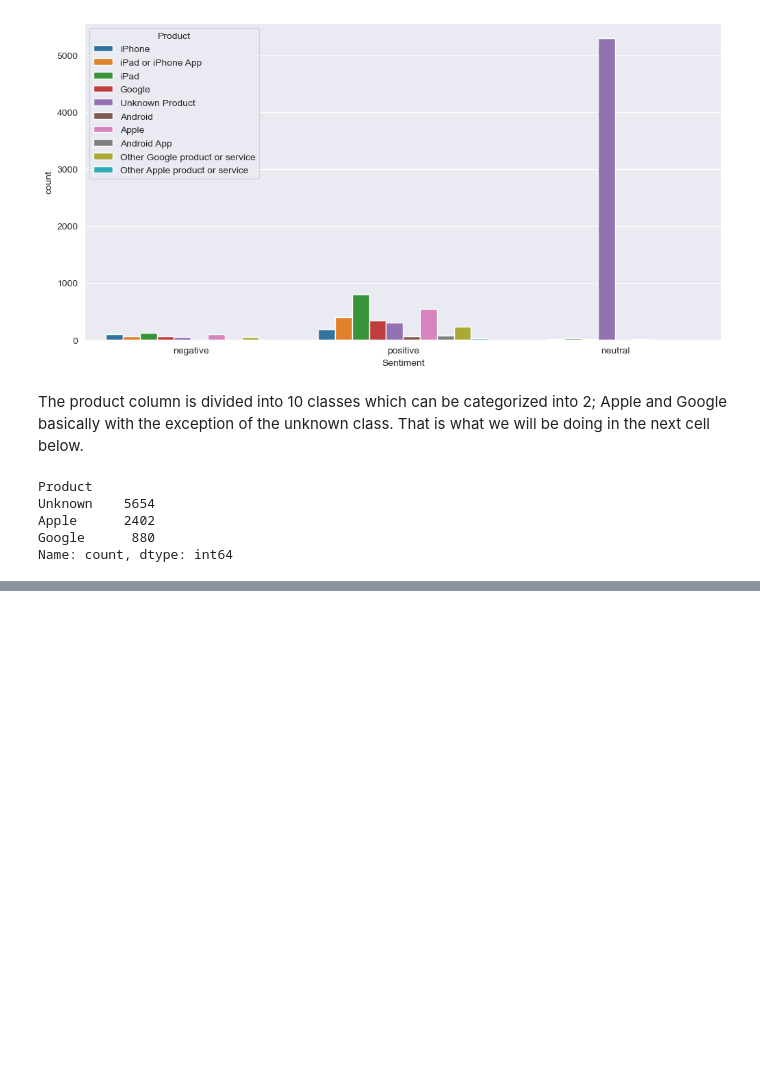
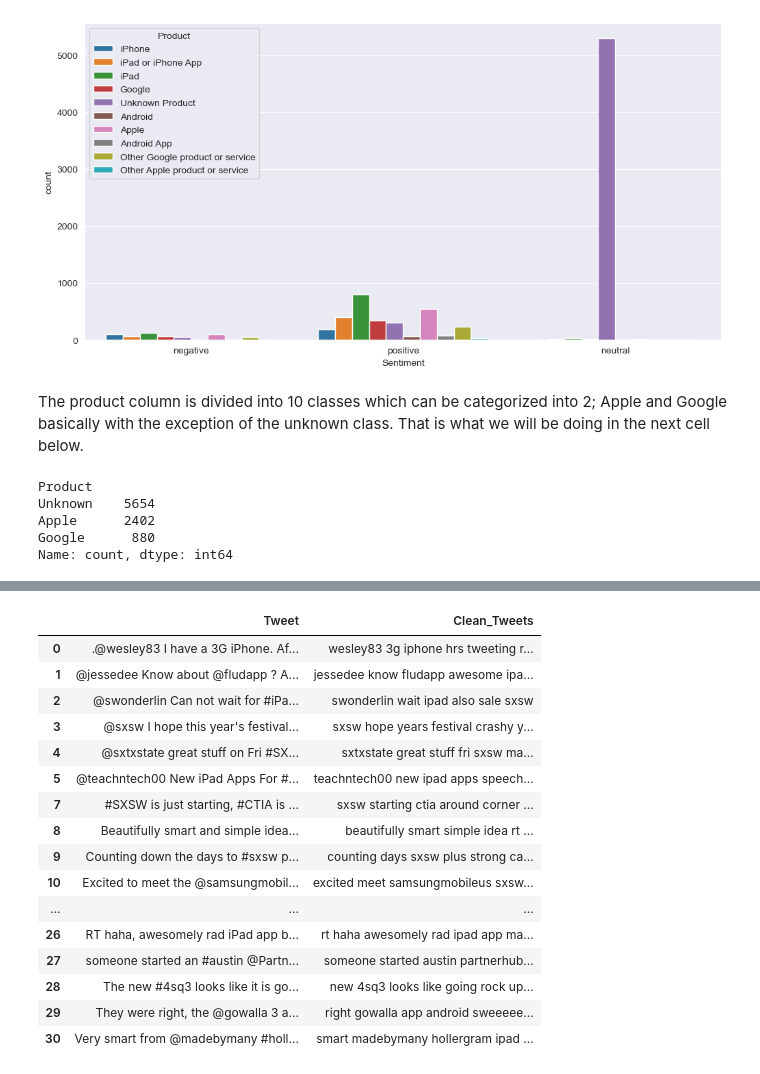
Before and after one commit to jgatharia/Phase_4_Project_, a Jupyter notebook: shamla.ipynb, the cells around one changed output, grey strips where cells are left out. Saved outputs shown, nothing was run; the diff lists cells and outputs as text; code cells hidden in the pictures; blank space fills up the shorter version.

```diff
--- a/shamla.ipynb
+++ b/shamla.ipynb
@@ -402,0 +477,14 @@ Text(0, 0.5, 'Count')
+# %%
+"""
+Ok so here we will apply the functions we have defined above to clean the tweets.
+In order to be on the safe side, we will create another column 'Clean_Tweets' and assign all the cleaned text to that column.
+Once we are sure we have done it all properly, we will drop the Tweet column and keep the Clean_Tweets.
+"""
+# Expanding the contracted words
+df_clean['Clean_Tweets'] = df['Tweet'].apply(expand_contractions)
+
+# Cleaning the text
+df_clean['Clean_Tweets'] = df_clean['Clean_Tweets'].apply(clean_text)
+
+# Comparing the result
+df_clean[['Tweet', 'Clean_Tweets']].head()
@@ -402,0 +498,60 @@ Text(0, 0.5, 'Count')
+# %%
+stop_words = set(stopwords.words('english'))
+
+def clean_tweet(tweet):
+    # Step 1: Remove URLs
+    tweet = re.sub(r"http\S+|www\S+|https\S+", '', tweet, flags=re.MULTILINE)
+
+    # Step 2: Remove punctuation (excluding apostrophes)
+    tweet = re.sub(r'[^\w\s]', '', tweet)
+
+    # Step 3: Convert to lowercase
+    tweet = tweet.lower()
+
+    # Step 4: Remove stopwords
+    tweet = ' '.join(word for word in tweet.split() if word not in stop_words)
+
+    # Step 5: Remove Twitter handles
+    tweet = re.sub(r'@\w+', '', tweet)
+
+    # Step 6: Remove extra whitespace
+    tweet = re.sub(r'\s+', ' ', tweet).strip()
+
+    # Step 7: remove placeholders
+    tweet = re.sub(r'{link}', '', tweet)
+
+    # Step 8: remove emojis
+    tweet = re.sub('[^A-Za-z0-9]+', ' ', tweet)
+
+    # Step 9: remove numbers
+    tweet = re.sub(r'\b[0-9]+\b', '', tweet)
+
+    return tweet
+
+def clean_tweet_pipeline(tweets):
+    return [clean_tweet(tweet) for tweet in tweets]
+
+# Applying the cleaning pipeline to the tweets
+df_clean['Clean_Tweets'] = clean_tweet_pipeline(df_clean['Clean_Tweets'])
+
+
+# Comparing the result
+df_clean[['Tweet', 'Clean_Tweets']].head(30)
+# %% [output]
+|  | Tweet | Clean_Tweets |
+| 0 | .@wesley83 I have a 3G iPhone. Af... | wesley83 3g iphone hrs tweeting r... |
+| 1 | @jessedee Know about @fludapp ? A... | jessedee know fludapp awesome ipa... |
+| 2 | @swonderlin Can not wait for #iPa... | swonderlin wait ipad also sale sxsw |
+| 3 | @sxsw I hope this year's festival... | sxsw hope years festival crashy y... |
+| 4 | @sxtxstate great stuff on Fri #SX... | sxtxstate great stuff fri sxsw ma... |
+| 5 | @teachntech00 New iPad Apps For #... | teachntech00 new ipad apps speech... |
+| 7 | #SXSW is just starting, #CTIA is ... | sxsw starting ctia around corner ... |
+| 8 | Beautifully smart and simple idea... | beautifully smart simple idea rt ... |
+| 9 | Counting down the days to #sxsw p... | counting days sxsw plus strong ca... |
+| 10 | Excited to meet the @samsungmobil... | excited meet samsungmobileus sxsw... |
+| ... | ... | ... |
+| 26 | RT haha, awesomely rad iPad app b... | rt haha awesomely rad ipad app ma... |
+| 27 | someone started an #austin @Partn... | someone started austin partnerhub... |
+| 28 | The new #4sq3 looks like it is go... | new 4sq3 looks like going rock up... |
+| 29 | They were right, the @gowalla 3 a... | right gowalla app android sweeeee... |
+| 30 | Very smart from @madebymany #holl... | smart madebymany hollergram ipad ... |
```
Also changed, not shown: parts of 9 cells of this notebook.
